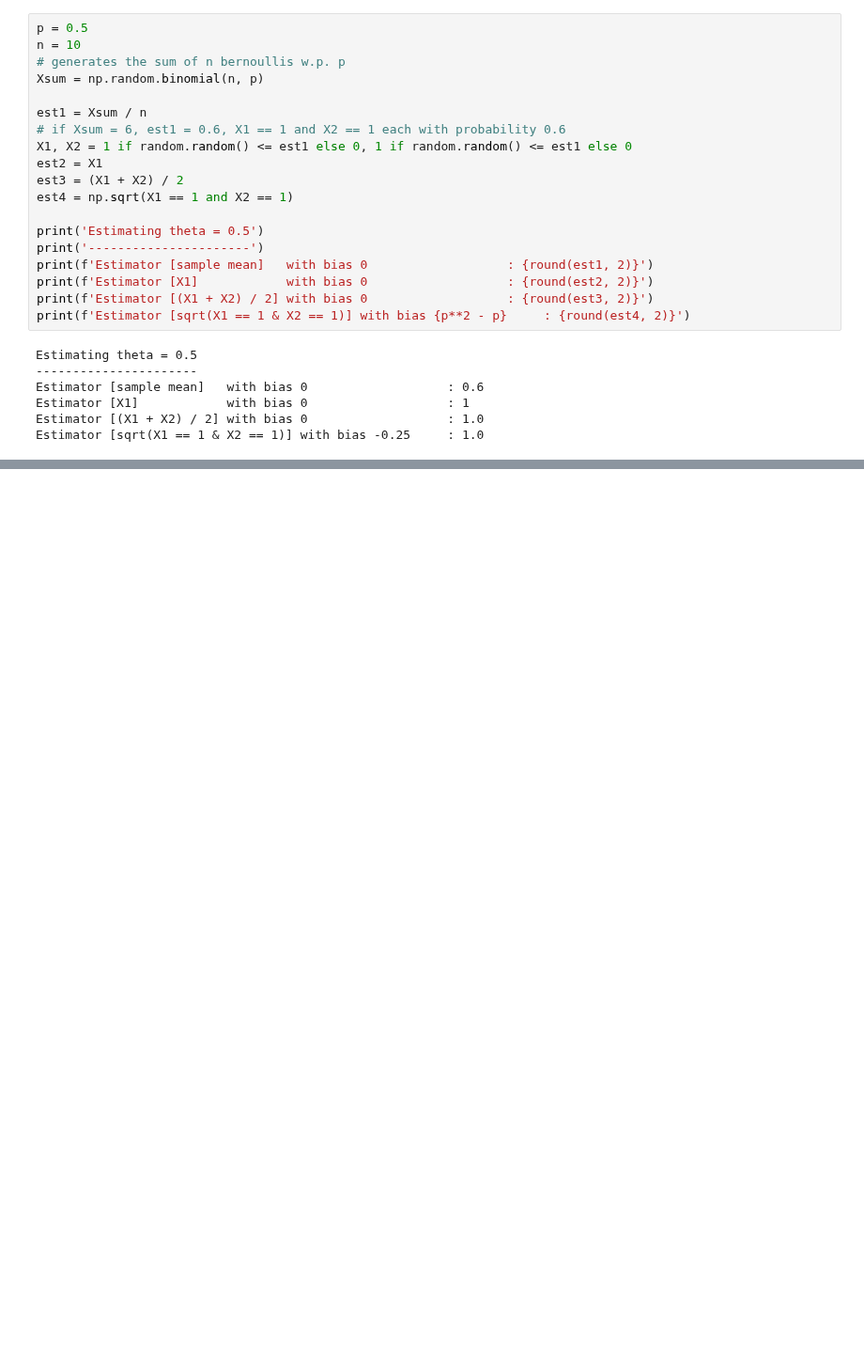
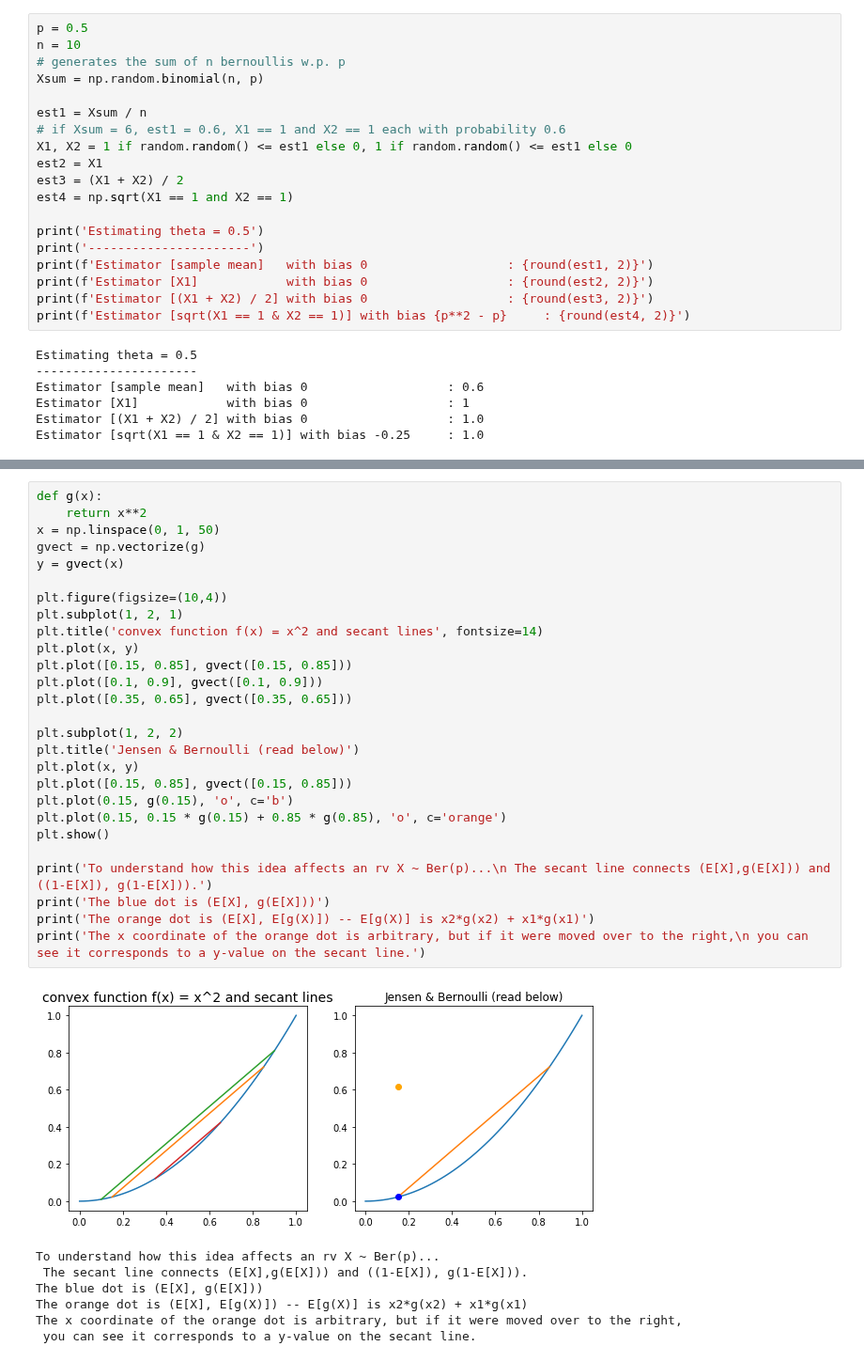
Before and after one commit to TraceMyers/mitx-stats-notes, a Jupyter notebook: Unit 2 Lecture 4 Notes.ipynb, the cells around one changed output, grey strips where cells are left out. Shown at 94% size. Saved outputs shown, nothing was run; the diff lists cells and outputs as text; blank space fills up the shorter version.

```diff
--- a/Unit 2 Lecture 4 Notes.ipynb
+++ b/Unit 2 Lecture 4 Notes.ipynb
@@ -88,0 +103,35 @@ Estimator [sqrt(X1 == 1 & X2 == 1)] with bias -0.25     : 1.0
+# %%
+def g(x):
+    return x**2
+x = np.linspace(0, 1, 50)
+gvect = np.vectorize(g)
+y = gvect(x)
+
+plt.figure(figsize=(10,4))
+plt.subplot(1, 2, 1)
+plt.title('convex function f(x) = x^2 and secant lines', fontsize=14)
+plt.plot(x, y)
+plt.plot([0.15, 0.85], gvect([0.15, 0.85]))
+plt.plot([0.1, 0.9], gvect([0.1, 0.9]))
+plt.plot([0.35, 0.65], gvect([0.35, 0.65]))
+
+plt.subplot(1, 2, 2)
+plt.title('Jensen & Bernoulli (read below)')
+plt.plot(x, y)
+plt.plot([0.15, 0.85], gvect([0.15, 0.85]))
+plt.plot(0.15, g(0.15), 'o', c='b')
+plt.plot(0.15, 0.15 * g(0.15) + 0.85 * g(0.85), 'o', c='orange')
+plt.show()
+
+print('To understand how this idea affects an rv X ~ Ber(p)...\n The secant line connects (E[X],g(E[X])) and ((1-E[X]), g(1-E[X])).')
+print('The blue dot is (E[X], g(E[X]))')
+print('The orange dot is (E[X], E[g(X)]) -- E[g(X)] is x2*g(x2) + x1*g(x1)')
+print('The x coordinate of the orange dot is arbitrary, but if it were moved over to the right,\n you can see it corresponds to a y-value on the secant line.')
+# %% [output]
+[figure, added]
+To understand how this idea affects an rv X ~ Ber(p)...
+ The secant line connects (E[X],g(E[X])) and ((1-E[X]), g(1-E[X])).
+The blue dot is (E[X], g(E[X]))
+The orange dot is (E[X], E[g(X)]) -- E[g(X)] is x2*g(x2) + x1*g(x1)
+The x coordinate of the orange dot is arbitrary, but if it were moved over to the right,
+ you can see it corresponds to a y-value on the secant line.
```
Also changed, not shown: parts of 7 cells of this notebook.
